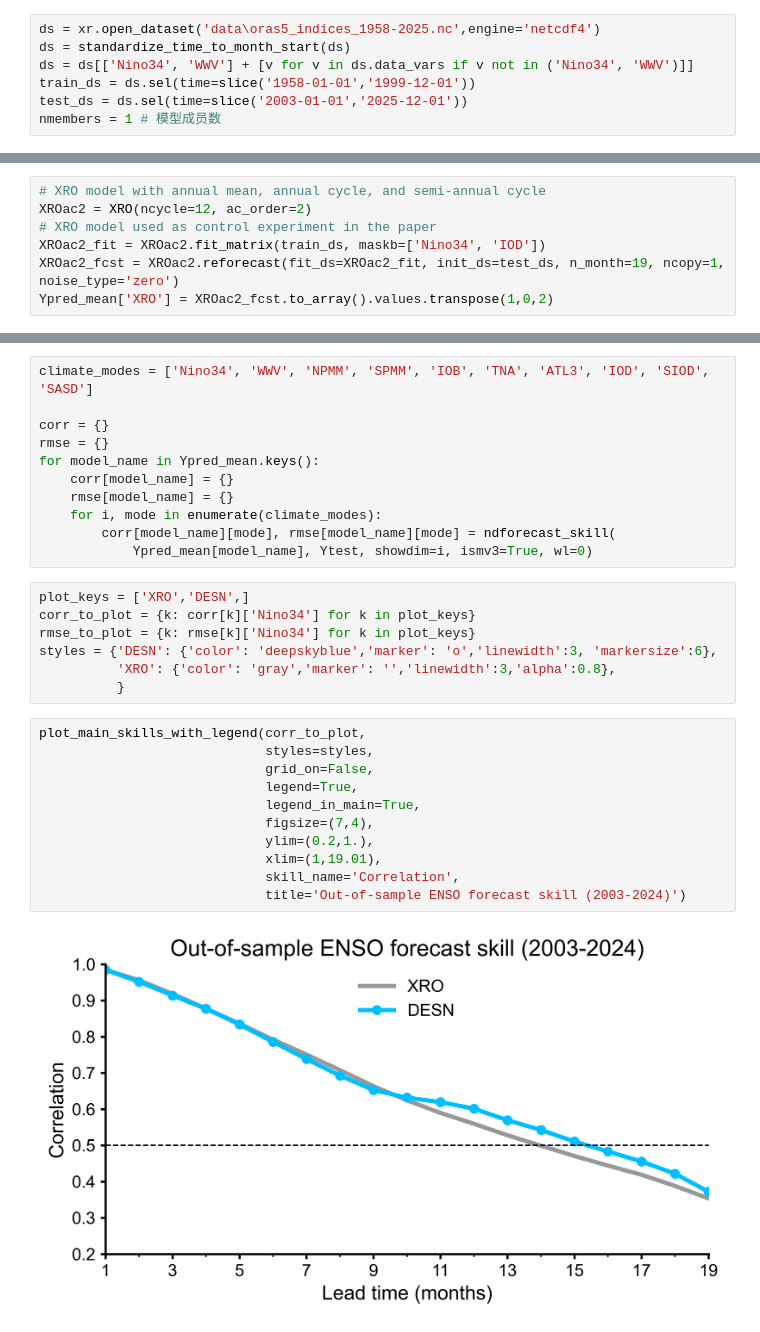
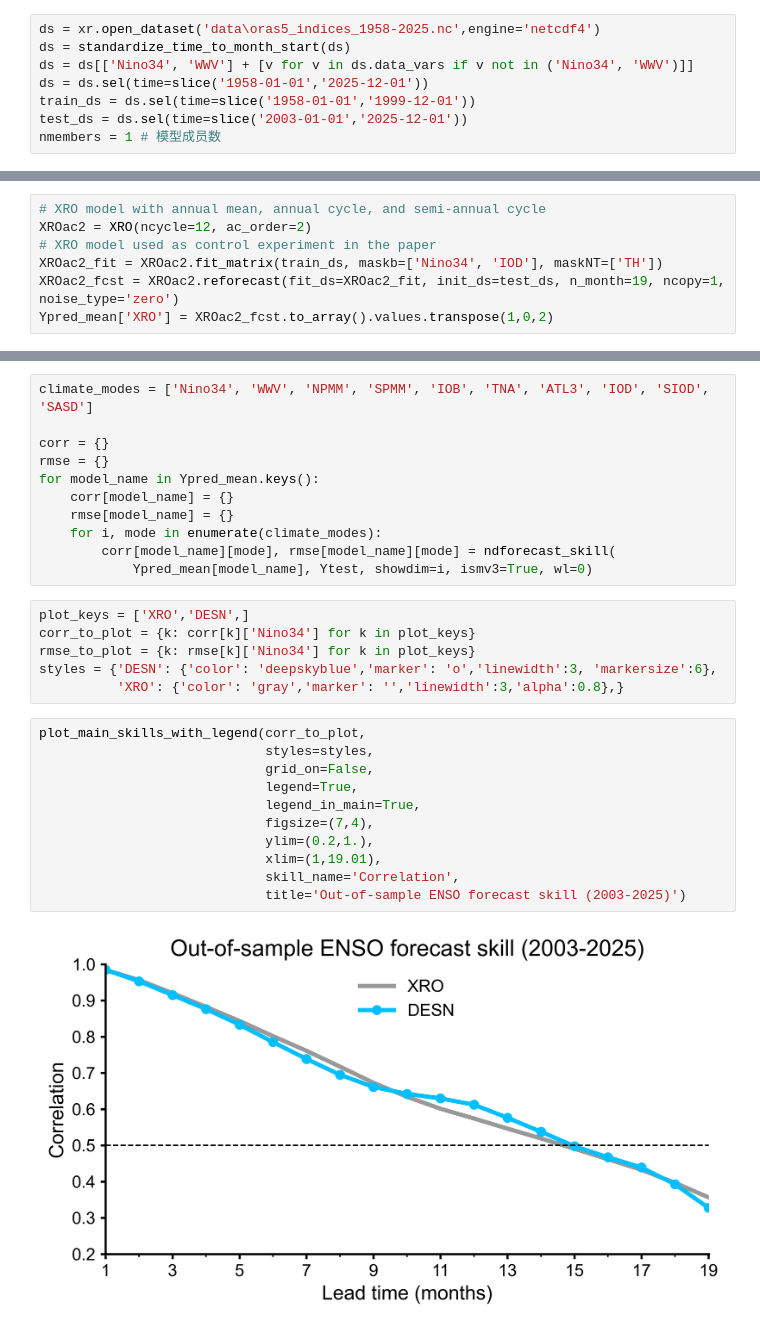
Before and after one commit to zhangzejing/RC-ENSO, a Jupyter notebook: train_pred.ipynb, the cells around one changed output, grey strips where cells are left out. Cells and saved outputs as stored; diff of their text form.

```diff
--- a/train_pred.ipynb
+++ b/train_pred.ipynb
@@ -21,6 +21,7 @@ The 10 indices — Niño3.4, WWV, NPMM, SPMM, IOB, TNA, ATL3, IOD, SIOD, SASD
 ds = xr.open_dataset('data\oras5_indices_1958-2025.nc',engine='netcdf4')
 ds = standardize_time_to_month_start(ds)
 ds = ds[['Nino34', 'WWV'] + [v for v in ds.data_vars if v not in ('Nino34', 'WWV')]]
+ds = ds.sel(time=slice('1958-01-01','2025-12-01'))
 train_ds = ds.sel(time=slice('1958-01-01','1999-12-01'))
 test_ds = ds.sel(time=slice('2003-01-01','2025-12-01'))
 nmembers = 1 # 模型成员数
@@ -119,7 +120,7 @@ The XRO (eXtended nonlinear Recharge Oscillator) model serves as the physics-bas
 # XRO model with annual mean, annual cycle, and semi-annual cycle
 XROac2 = XRO(ncycle=12, ac_order=2)
 # XRO model used as control experiment in the paper
-XROac2_fit = XROac2.fit_matrix(train_ds, maskb=['Nino34', 'IOD'])
+XROac2_fit = XROac2.fit_matrix(train_ds, maskb=['Nino34', 'IOD'], maskNT=['TH'])
 XROac2_fcst = XROac2.reforecast(fit_ds=XROac2_fit, init_ds=test_ds, n_month=19, ncopy=1, noise_type='zero')
 Ypred_mean['XRO'] = XROac2_fcst.to_array().values.transpose(1,0,2)
 # %% [markdown]
@@ -142,18 +143,17 @@ plot_keys = ['XRO','DESN',]
 corr_to_plot = {k: corr[k]['Nino34'] for k in plot_keys}
 rmse_to_plot = {k: rmse[k]['Nino34'] for k in plot_keys}
 styles = {'DESN': {'color': 'deepskyblue','marker': 'o','linewidth':3, 'markersize':6},
-          'XRO': {'color': 'gray','marker': '','linewidth':3,'alpha':0.8},
-          }
+          'XRO': {'color': 'gray','marker': '','linewidth':3,'alpha':0.8},}
 # %%
 plot_main_skills_with_legend(corr_to_plot,
                              styles=styles,
                              grid_on=False,
                              legend=True,
                              legend_in_main=True,
                              figsize=(7,4),
                              ylim=(0.2,1.),
                              xlim=(1,19.01),
                              skill_name='Correlation',
-                             title='Out-of-sample ENSO forecast skill (2003-2024)')
+                             title='Out-of-sample ENSO forecast skill (2003-2025)')
 # %% [output]
-[figure, old version]
+[figure, new version]
```
Also changed, not shown: 6 other files.
